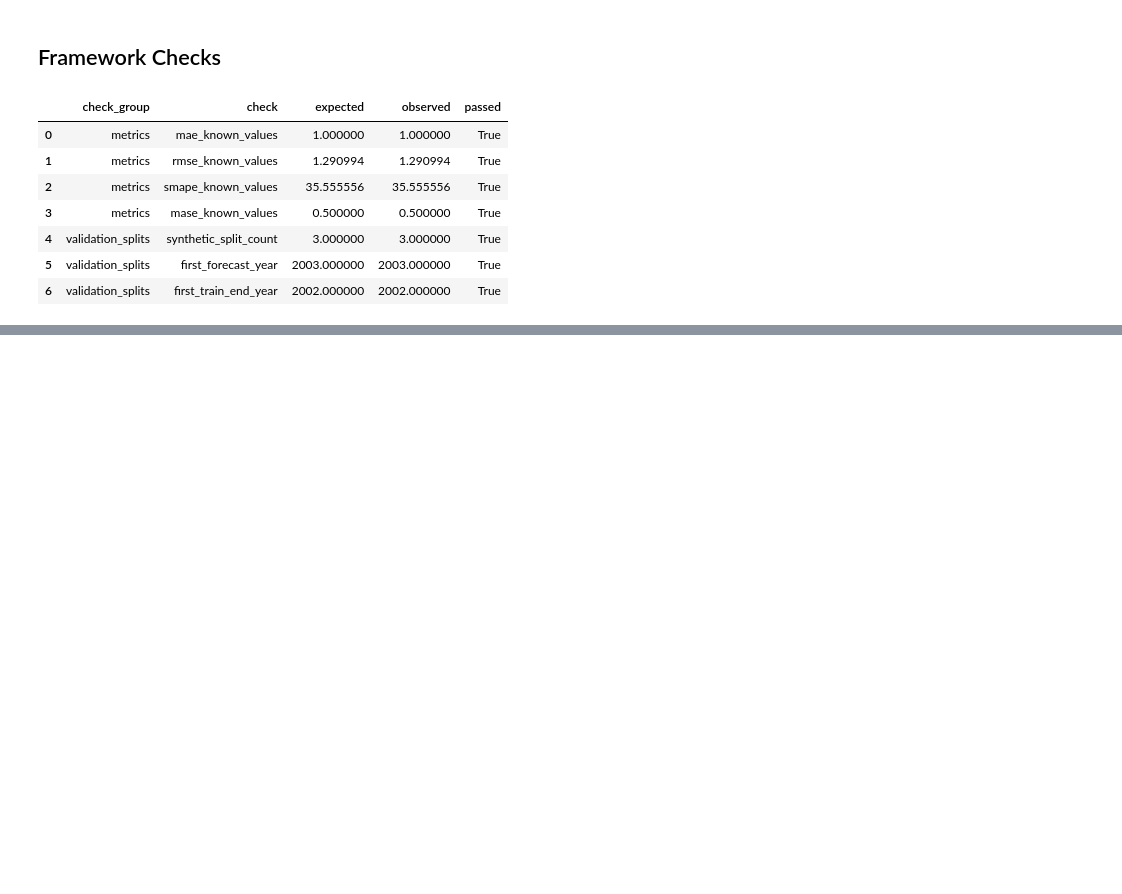
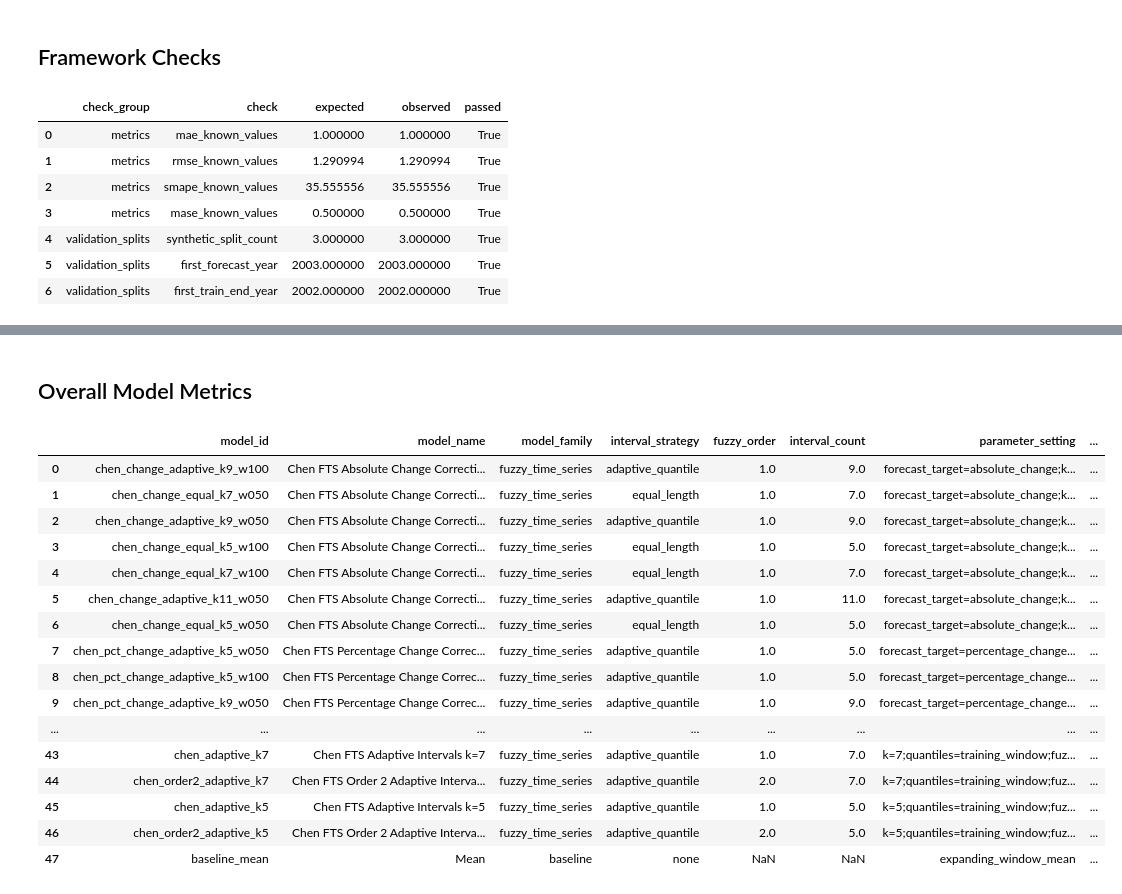
Before and after one commit to Richmiz/Fuzzy, a Jupyter notebook: notebooks/ghana_cocoa_yield_forecasting.ipynb, the cells around one changed output, grey strips where cells are left out. Drawn from its saved outputs; the diff is of its cells as text; code cells hidden in the pictures; blank space fills up the shorter version.

```diff
--- a/notebooks/ghana_cocoa_yield_forecasting.ipynb
+++ b/notebooks/ghana_cocoa_yield_forecasting.ipynb
@@ -254,0 +347,22 @@ validation_checks
+# %% [markdown]
+## Overall Model Metrics
+# %%
+overall_metrics
+# %% [output]
+|  | model_id | model_name | model_family | interval_strategy | fuzzy_order | interval_count | parameter_setting | ... |
+| 0 | chen_change_adaptive_k9_w100 | Chen FTS Absolute Change Correcti... | fuzzy_time_series | adaptive_quantile | 1.0 | 9.0 | forecast_target=absolute_change;k... | ... |
+| 1 | chen_change_equal_k7_w050 | Chen FTS Absolute Change Correcti... | fuzzy_time_series | equal_length | 1.0 | 7.0 | forecast_target=absolute_change;k... | ... |
+| 2 | chen_change_adaptive_k9_w050 | Chen FTS Absolute Change Correcti... | fuzzy_time_series | adaptive_quantile | 1.0 | 9.0 | forecast_target=absolute_change;k... | ... |
+| 3 | chen_change_equal_k5_w100 | Chen FTS Absolute Change Correcti... | fuzzy_time_series | equal_length | 1.0 | 5.0 | forecast_target=absolute_change;k... | ... |
+| 4 | chen_change_equal_k7_w100 | Chen FTS Absolute Change Correcti... | fuzzy_time_series | equal_length | 1.0 | 7.0 | forecast_target=absolute_change;k... | ... |
+| 5 | chen_change_adaptive_k11_w050 | Chen FTS Absolute Change Correcti... | fuzzy_time_series | adaptive_quantile | 1.0 | 11.0 | forecast_target=absolute_change;k... | ... |
+| 6 | chen_change_equal_k5_w050 | Chen FTS Absolute Change Correcti... | fuzzy_time_series | equal_length | 1.0 | 5.0 | forecast_target=absolute_change;k... | ... |
+| 7 | chen_pct_change_adaptive_k5_w050 | Chen FTS Percentage Change Correc... | fuzzy_time_series | adaptive_quantile | 1.0 | 5.0 | forecast_target=percentage_change... | ... |
+| 8 | chen_pct_change_adaptive_k5_w100 | Chen FTS Percentage Change Correc... | fuzzy_time_series | adaptive_quantile | 1.0 | 5.0 | forecast_target=percentage_change... | ... |
+| 9 | chen_pct_change_adaptive_k9_w050 | Chen FTS Percentage Change Correc... | fuzzy_time_series | adaptive_quantile | 1.0 | 9.0 | forecast_target=percentage_change... | ... |
+| ... | ... | ... | ... | ... | ... | ... | ... | ... |
+| 43 | chen_adaptive_k7 | Chen FTS Adaptive Intervals k=7 | fuzzy_time_series | adaptive_quantile | 1.0 | 7.0 | k=7;quantiles=training_window;fuz... | ... |
+| 44 | chen_order2_adaptive_k7 | Chen FTS Order 2 Adaptive Interva... | fuzzy_time_series | adaptive_quantile | 2.0 | 7.0 | k=7;quantiles=training_window;fuz... | ... |
+| 45 | chen_adaptive_k5 | Chen FTS Adaptive Intervals k=5 | fuzzy_time_series | adaptive_quantile | 1.0 | 5.0 | k=5;quantiles=training_window;fuz... | ... |
+| 46 | chen_order2_adaptive_k5 | Chen FTS Order 2 Adaptive Interva... | fuzzy_time_series | adaptive_quantile | 2.0 | 5.0 | k=5;quantiles=training_window;fuz... | ... |
+| 47 | baseline_mean | Mean | baseline | none | NaN | NaN | expanding_window_mean | ... |
```
Also changed, not shown: parts of 42 cells of this notebook, 31 other files.
